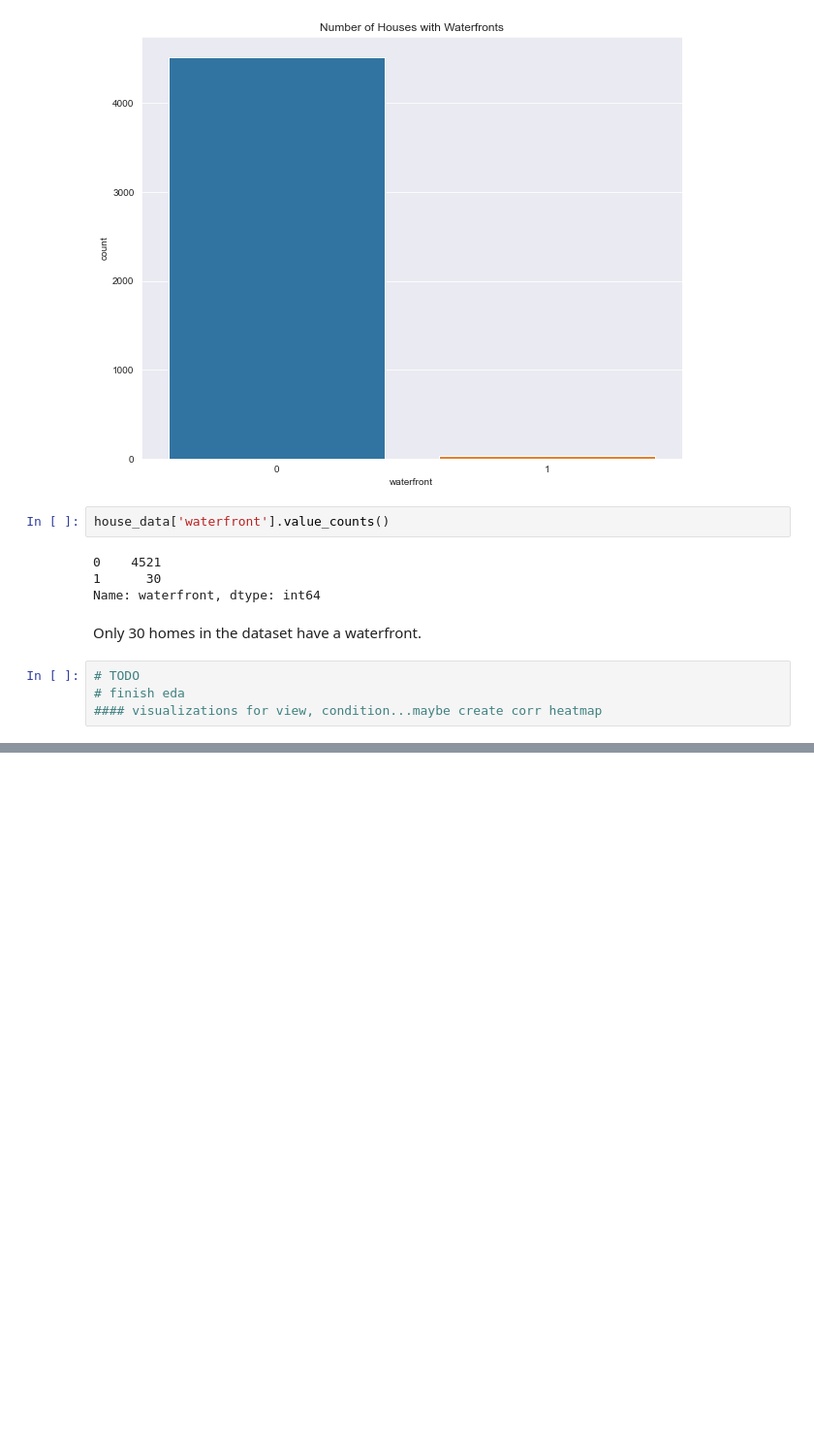
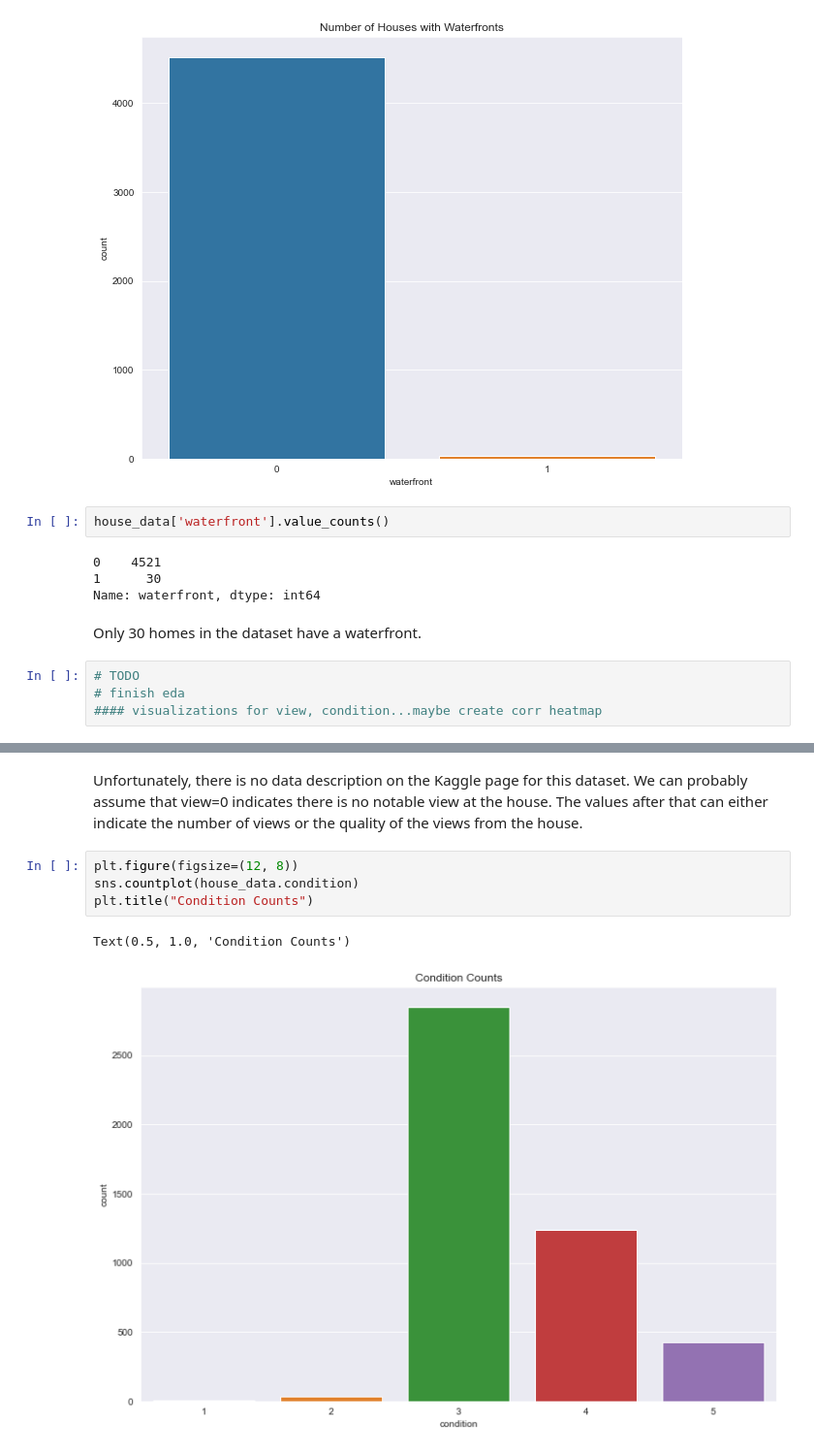
Before and after one commit to jordan-maulino/house_price, a Jupyter notebook: house_price.ipynb, the cells around one changed output, grey strips where cells are left out. Shown at 97% size. Saved outputs shown, nothing was run; the diff lists cells and outputs as text; blank space fills up the shorter version.

```diff
--- a/house_price.ipynb
+++ b/house_price.ipynb
@@ -219,0 +236,9 @@ Only 30 homes in the dataset have a waterfront.
+# %% [markdown]
+Unfortunately, there is no data description on the Kaggle page for this dataset. We can probably assume that view=0 indicates there is no notable view at the house. The values after that can either indicate the number of views or the quality of the views from the house.
+# %%
+plt.figure(figsize=(12, 8))
+sns.countplot(house_data.condition)
+plt.title("Condition Counts")
+# %% [output]
+Text(0.5, 1.0, 'Condition Counts')
+[figure, added]
```
Also changed, not shown: parts of 5 cells of this notebook.
